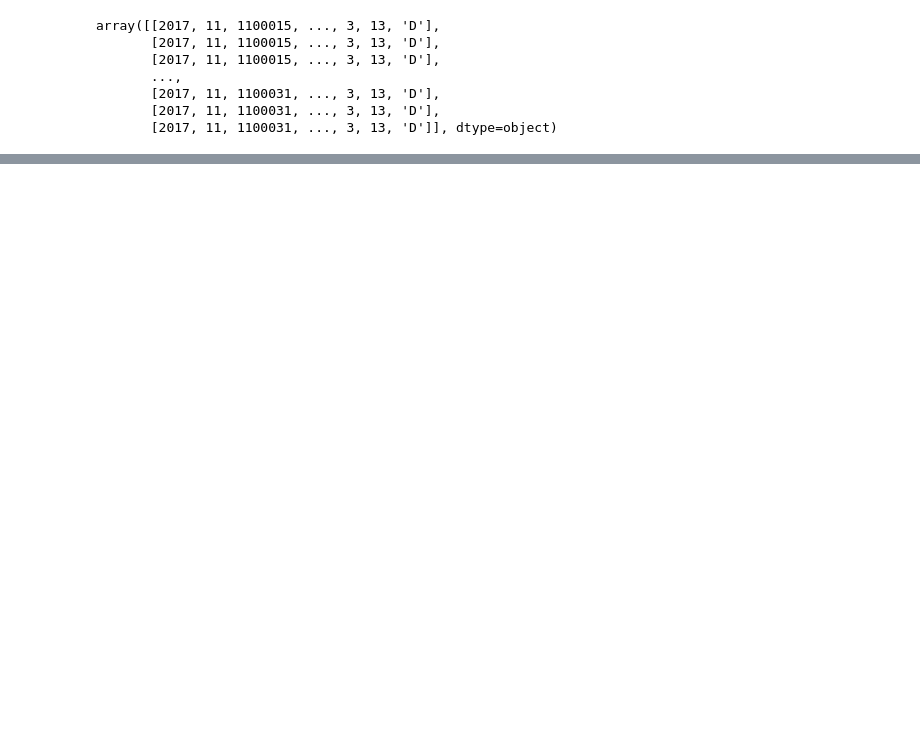
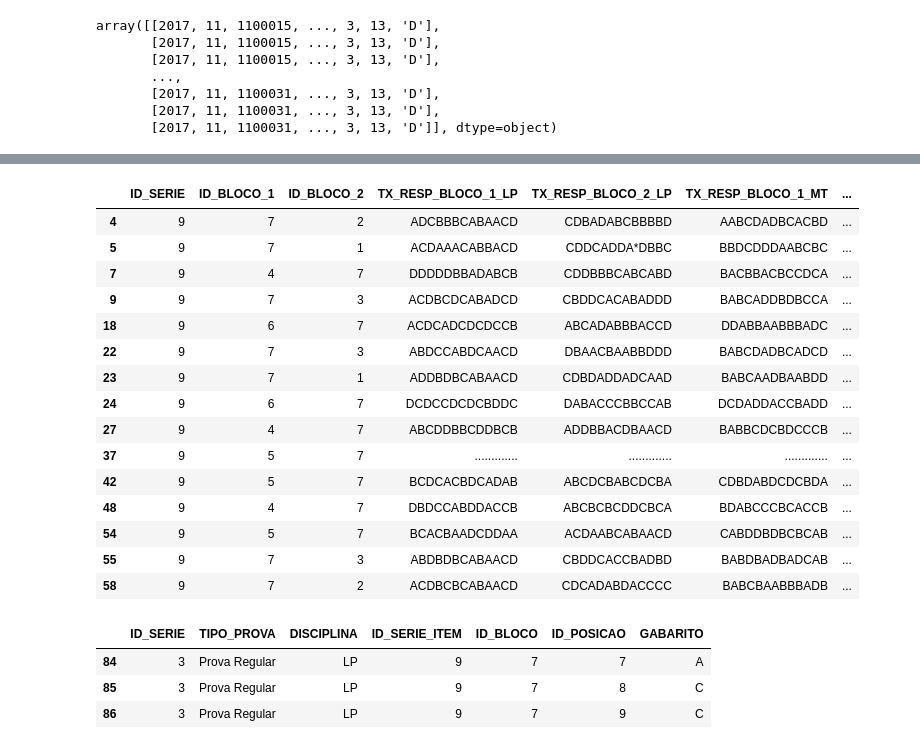
Before and after one commit to GomesDosSantos/AnaliseANEB, a Jupyter notebook: Livro.ipynb, the cells around one changed output, grey strips where cells are left out. Drawn from its saved outputs; the diff is of its cells as text; code cells hidden in the pictures; blank space fills up the shorter version.

Commit message:
Melhora de Query nos Dados

```diff
--- a/Livro.ipynb
+++ b/Livro.ipynb
@@ -14,0 +13,5 @@ file_alunos_ag = '../dados/TS_ALUNO_3EM_ESC.csv'
+# %%
+file_alunos_ag1 = '../dados/TS_ALUNO_3EM_ESC.csv'
+file_alunos_ag2 = '../dados/TS_ALUNO_3EM_AG.csv'
+file_alunos_ag3 = '../dados/TS_ALUNO_5EF.csv'
+file_alunos_ag = '../dados/TS_ALUNO_9EF.csv'
@@ -77,7 +82,7 @@ df_aluno = pd.read_csv(
     delimiter=',', encoding='iso-8859-1',
     usecols=colunas_aluno,
     low_memory=True,
-    nrows=5000
+    nrows=50000
     #  # true_values=['1'],
     # false_values=['0']
 )
@@ -174,0 +180,26 @@ d
+# %%
+df_aluno.query('ID_SERIE == 9 & (ID_BLOCO_1 == 7 | ID_BLOCO_2 == 7)')[['ID_SERIE', 'ID_BLOCO_1', 'ID_BLOCO_2', 'TX_RESP_BLOCO_1_LP', 'TX_RESP_BLOCO_2_LP', 'TX_RESP_BLOCO_1_MT', 'TX_RESP_BLOCO_2_MT']].head(15)
+# %% [output]
+|  | ID_SERIE | ID_BLOCO_1 | ID_BLOCO_2 | TX_RESP_BLOCO_1_LP | TX_RESP_BLOCO_2_LP | TX_RESP_BLOCO_1_MT | ... |
+| 4 | 9 | 7 | 2 | ADCBBBCABAACD | CDBADABCBBBBD | AABCDADBCACBD | ... |
+| 5 | 9 | 7 | 1 | ACDAAACABBACD | CDDCADDA*DBBC | BBDCDDDAABCBC | ... |
+| 7 | 9 | 4 | 7 | DDDDDBBADABCB | CDDBBBCABCABD | BACBBACBCCDCA | ... |
+| 9 | 9 | 7 | 3 | ACDBCDCABADCD | CBDDCACABADDD | BABCADDBDBCCA | ... |
+| 18 | 9 | 6 | 7 | ACDCADCDCDCCB | ABCADABBBACCD | DDABBAABBBADC | ... |
+| 22 | 9 | 7 | 3 | ABDCCABDCAACD | DBAACBAABBDDD | BABCDADBCADCD | ... |
+| 23 | 9 | 7 | 1 | ADDBDBCABAACD | CDBDADDADCAAD | BABCAADBAABDD | ... |
+| 24 | 9 | 6 | 7 | DCDCCDCDCBDDC | DABACCCBBCCAB | DCDADDACCBADD | ... |
+| 27 | 9 | 4 | 7 | ABCDDBBCDDBCB | ADDBBACDBAACD | BABBCDCBDCCCB | ... |
+| 37 | 9 | 5 | 7 | ............. | ............. | ............. | ... |
+| 42 | 9 | 5 | 7 | BCDCACBDCADAB | ABCDCBABCDCBA | CDBDABDCDCBDA | ... |
+| 48 | 9 | 4 | 7 | DBDCCABDDACCB | ABCBCBCDDCBCA | BDABCCCBCACCB | ... |
+| 54 | 9 | 5 | 7 | BCACBAADCDDAA | ACDAABCABAACD | CABDDBDBCBCAB | ... |
+| 55 | 9 | 7 | 3 | ABDBDBCABAACD | CBDDCACCBADBD | BABDBADBADCAB | ... |
+| 58 | 9 | 7 | 2 | ACDBCBCABAACD | CDCADABDACCCC | BABCBAABBBADB | ... |
+# %%
+df_gabarito.query('ID_SERIE == 3 & DISCIPLINA == "LP" & ID_SERIE_ITEM == 9 & ID_BLOCO == 7').head(10)
+# %% [output]
+|  | ID_SERIE | TIPO_PROVA | DISCIPLINA | ID_SERIE_ITEM | ID_BLOCO | ID_POSICAO | GABARITO |
+| 84 | 3 | Prova Regular | LP | 9 | 7 | 7 | A |
+| 85 | 3 | Prova Regular | LP | 9 | 7 | 8 | C |
+| 86 | 3 | Prova Regular | LP | 9 | 7 | 9 | C |
```
Also changed, not shown: parts of 11 cells of this notebook, 2 other files.
